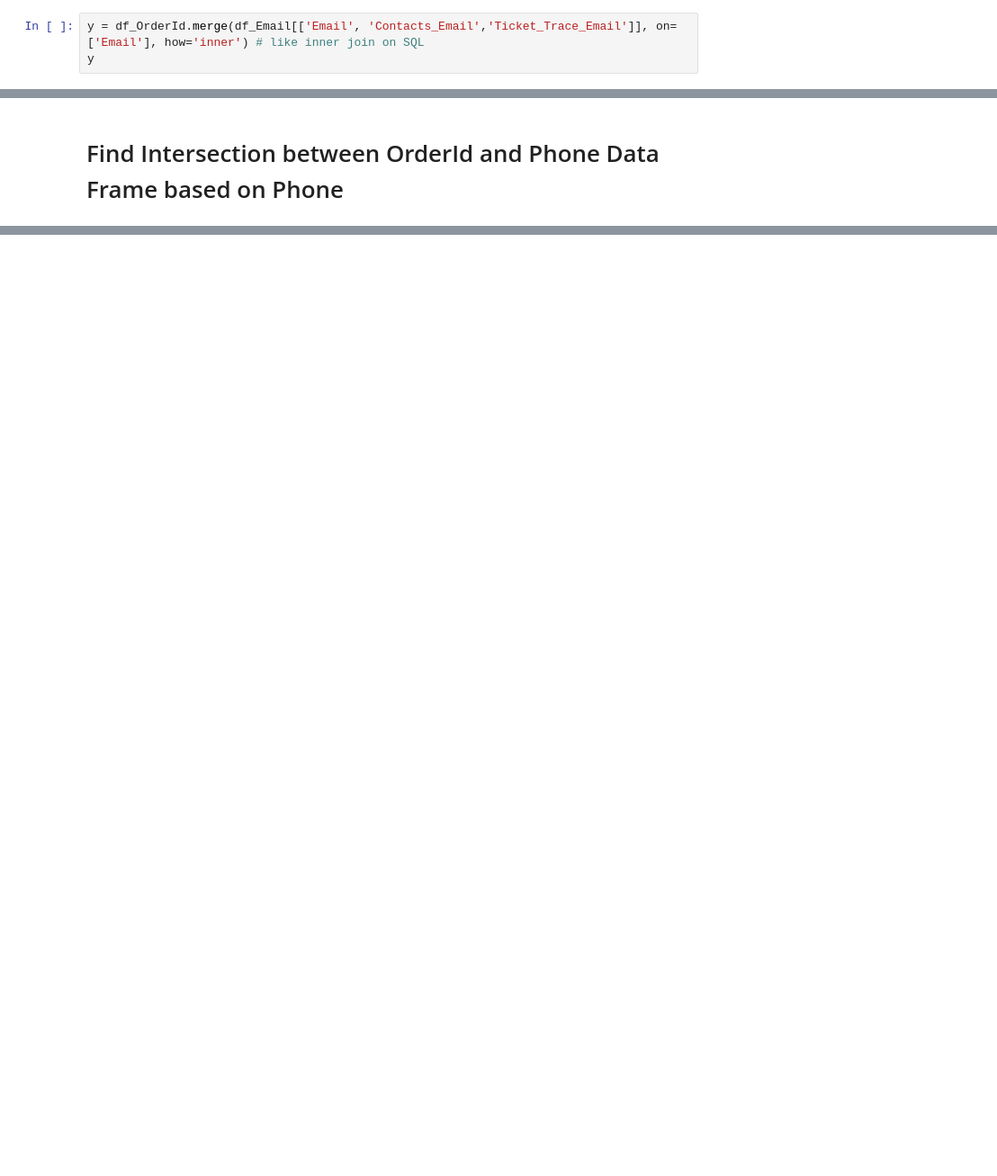
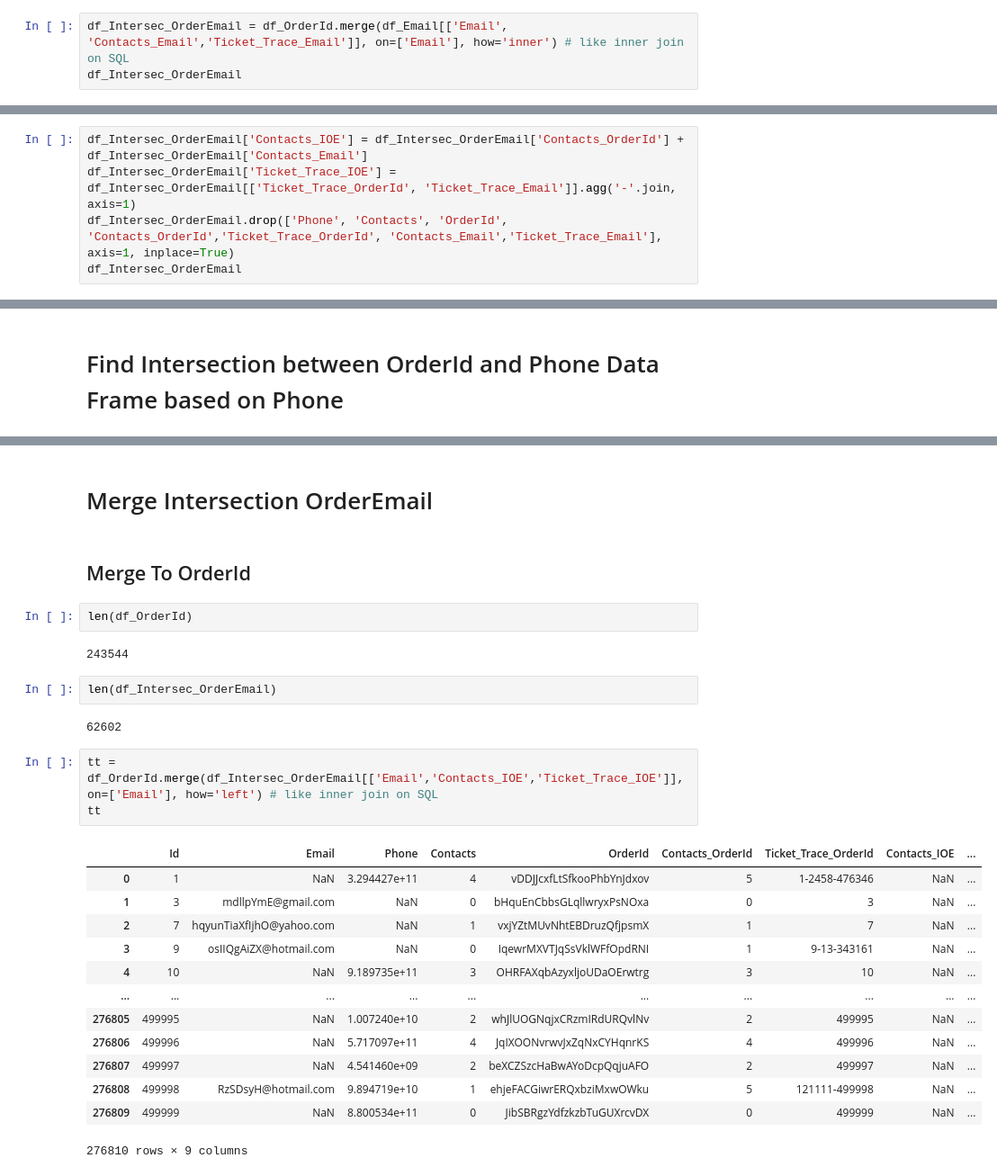
Before and after one commit to gamalielSurya/shopeeMultiChannelContacts, a Jupyter notebook: Multiple-Channel-Contact.ipynb, the cells around one changed output, grey strips where cells are left out. Shown: that part at 90% size. Saved outputs shown, nothing was run; the diff lists cells and outputs as text; blank space fills up the shorter version.

```diff
--- a/Multiple-Channel-Contact.ipynb
+++ b/Multiple-Channel-Contact.ipynb
@@ -311,8 +311,8 @@ df_Phone[df_Phone['Ticket_Trace_Phone'].apply(lambda x: len(x) > 20)]
 # %% [markdown]
 # Find Intersection between OrderId and Email Data Frame based on Email
 # %%
-y = df_OrderId.merge(df_Email[['Email', 'Contacts_Email','Ticket_Trace_Email']], on=['Email'], how='inner') # like inner join on SQL
-y
+df_Intersec_OrderEmail = df_OrderId.merge(df_Email[['Email', 'Contacts_Email','Ticket_Trace_Email']], on=['Email'], how='inner') # like inner join on SQL
+df_Intersec_OrderEmail
 # %% [output]
 |  | Id | Email | Phone | Contacts | OrderId | Contacts_OrderId | Ticket_Trace_OrderId | Contacts_Email | ... |
 | 0 | 19 | OPDjDybln@qq.com | NaN | 1 | hmEXuNUPZQyefHErmzjGbeeFK | 1 | 19 | 0 | ... |
@@ -331,0 +330,5 @@ y
+# %%
+df_Intersec_OrderEmail['Contacts_IOE'] = df_Intersec_OrderEmail['Contacts_OrderId'] + df_Intersec_OrderEmail['Contacts_Email']
+df_Intersec_OrderEmail['Ticket_Trace_IOE'] = df_Intersec_OrderEmail[['Ticket_Trace_OrderId', 'Ticket_Trace_Email']].agg('-'.join, axis=1)
+df_Intersec_OrderEmail.drop(['Phone', 'Contacts', 'OrderId', 'Contacts_OrderId','Ticket_Trace_OrderId', 'Contacts_Email','Ticket_Trace_Email'], axis=1, inplace=True)
+df_Intersec_OrderEmail
@@ -354,0 +387,29 @@ y
+# %% [markdown]
+# Merge Intersection OrderEmail
+# %% [markdown]
+## Merge To OrderId
+# %%
+len(df_OrderId)
+# %% [output]
+243544
+# %%
+len(df_Intersec_OrderEmail)
+# %% [output]
+62602
+# %%
+tt = df_OrderId.merge(df_Intersec_OrderEmail[['Email','Contacts_IOE','Ticket_Trace_IOE']], on=['Email'], how='left') # like inner join on SQL
+tt
+# %% [output]
+|  | Id | Email | Phone | Contacts | OrderId | Contacts_OrderId | Ticket_Trace_OrderId | Contacts_IOE | ... |
+| 0 | 1 | NaN | 3.294427e+11 | 4 | vDDJJcxfLtSfkooPhbYnJdxov | 5 | 1-2458-476346 | NaN | ... |
+| 1 | 3 | mdllpYmE@gmail.com | NaN | 0 | bHquEnCbbsGLqllwryxPsNOxa | 0 | 3 | NaN | ... |
+| 2 | 7 | hqyunTiaXfIjhO@yahoo.com | NaN | 1 | vxjYZtMUvNhtEBDruzQfjpsmX | 1 | 7 | NaN | ... |
+| 3 | 9 | osIIQgAiZX@hotmail.com | NaN | 0 | IqewrMXVTJqSsVklWFfOpdRNI | 1 | 9-13-343161 | NaN | ... |
+| 4 | 10 | NaN | 9.189735e+11 | 3 | OHRFAXqbAzyxljoUDaOErwtrg | 3 | 10 | NaN | ... |
+| ... | ... | ... | ... | ... | ... | ... | ... | ... | ... |
+| 276805 | 499995 | NaN | 1.007240e+10 | 2 | whJlUOGNqjxCRzmIRdURQvlNv | 2 | 499995 | NaN | ... |
+| 276806 | 499996 | NaN | 5.717097e+11 | 4 | JqIXOONvrwvJxZqNxCYHqnrKS | 4 | 499996 | NaN | ... |
+| 276807 | 499997 | NaN | 4.541460e+09 | 2 | beXCZSzcHaBwAYoDcpQqjuAFO | 2 | 499997 | NaN | ... |
+| 276808 | 499998 | RzSDsyH@hotmail.com | 9.894719e+10 | 1 | ehjeFACGiwrERQxbziMxwOWku | 5 | 121111-499998 | NaN | ... |
+| 276809 | 499999 | NaN | 8.800534e+11 | 0 | JibSBRgzYdfzkzbTuGUXrcvDX | 0 | 499999 | NaN | ... |
+276810 rows × 9 columns
```
Also changed, not shown: parts of 10 cells of this notebook, 10 other files.
